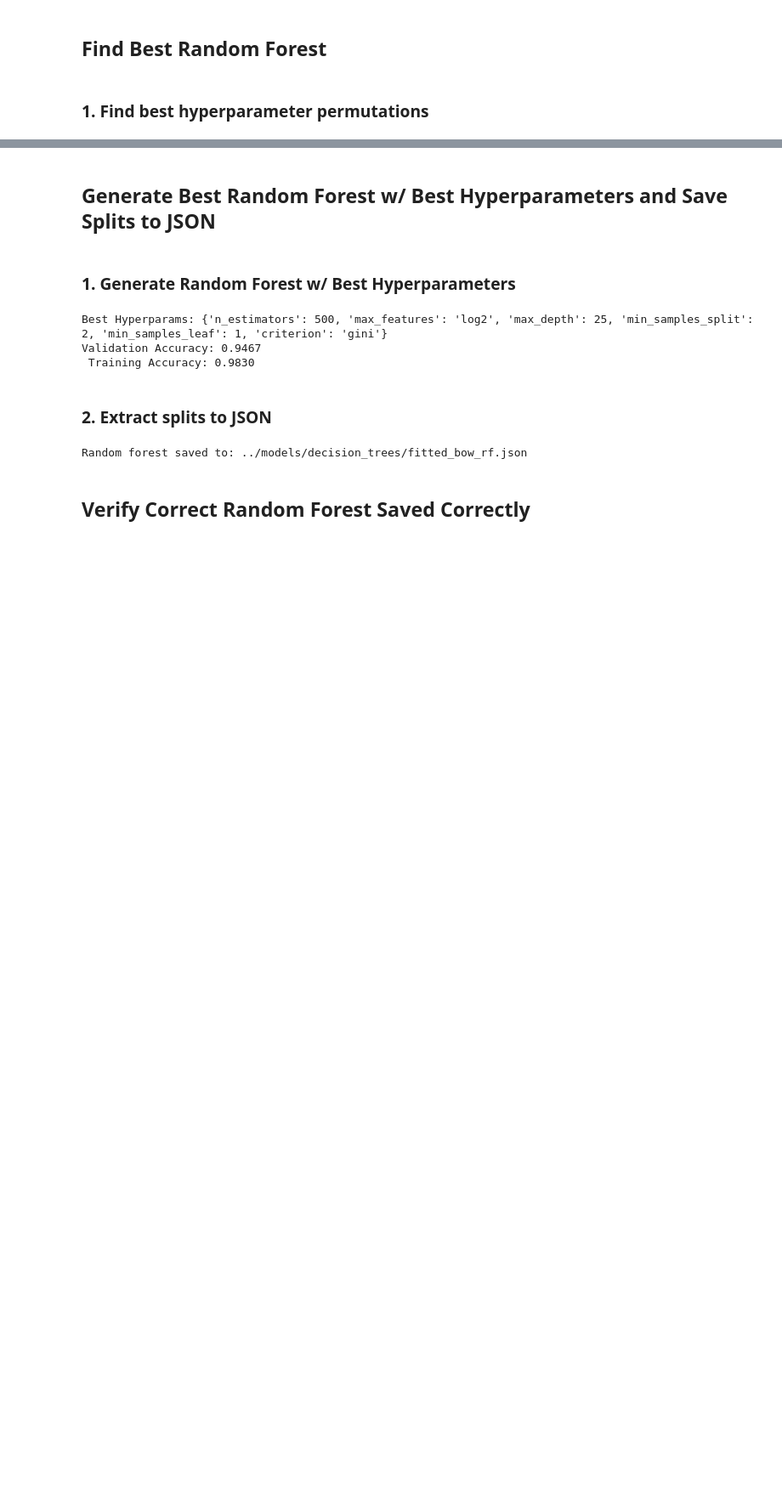
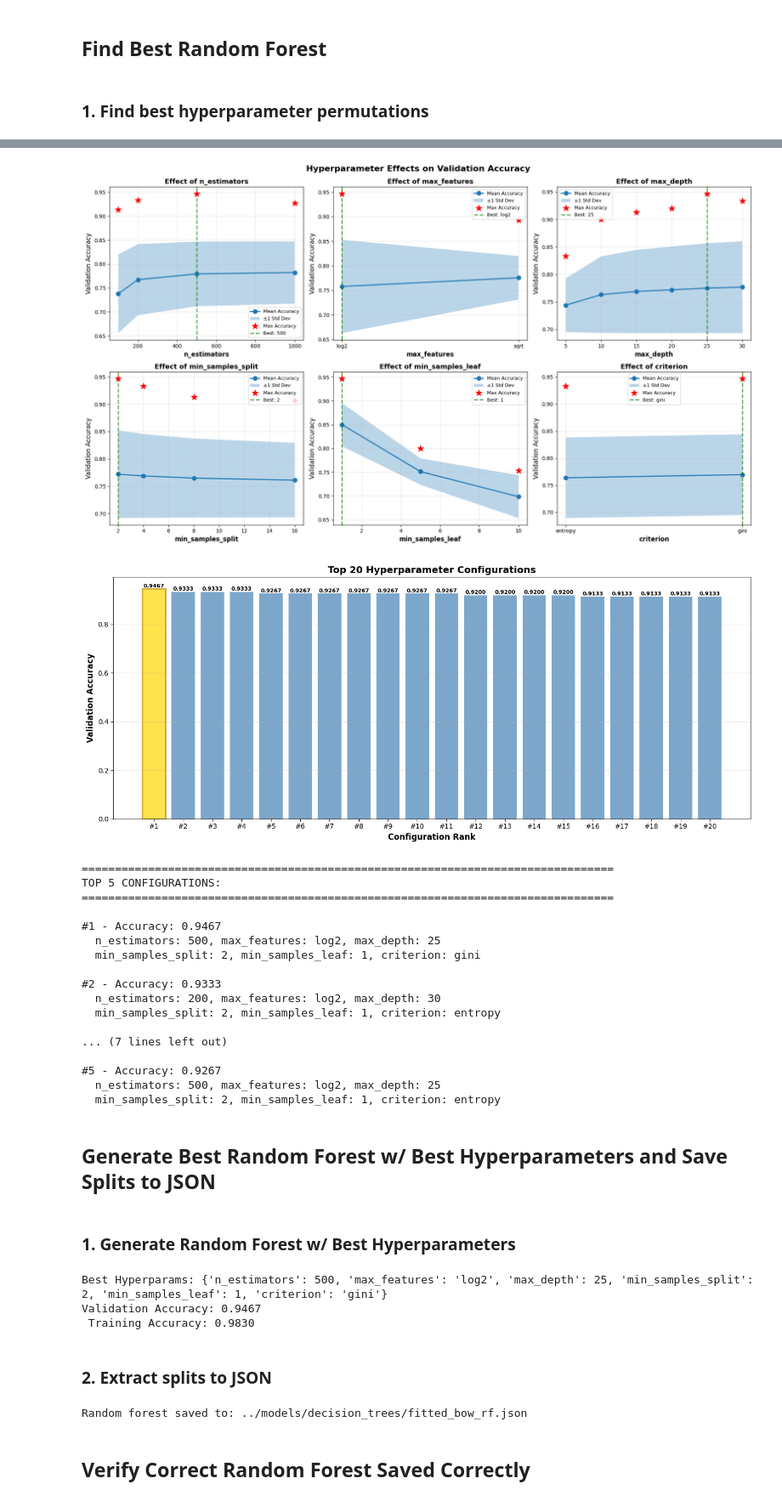
Before and after one commit to David1425/CSC311_project, a Jupyter notebook: src/random_forest.ipynb, the cells around one changed output, grey strips where cells are left out. Shown at 85% size. Cells and saved outputs as stored; diff of their text form; code cells hidden in the pictures; blank space fills up the shorter version.

```diff
--- a/src/random_forest.ipynb
+++ b/src/random_forest.ipynb
@@ -50,7 +50,8 @@ def plot_hyperparameter_effects(df, hyperparams, best_params):
     """Create plots showing how each hyperparameter affects validation accuracy"""
 
     # Determine number of hyperparameters to plot
-    param_names = list(hyperparams.keys())
+    # Only include parameters that are actually in the DataFrame
+    param_names = [p for p in hyperparams.keys() if p in df.columns]
     n_params = len(param_names)
 
     # Create subplots
@@ -74,7 +75,7 @@ def plot_hyperparameter_effects(df, hyperparams, best_params):
                   label='Max Accuracy', zorder=5)
 
         # Highlight best parameter value
-        if best_params[param] in x_values:
+        if param in best_params and best_params[param] in x_values:
             best_val = best_params[param]
             best_acc = grouped.loc[best_val, 'mean']
             ax.axvline(best_val, color='green', linestyle='--', alpha=0.7,
@@ -199,7 +200,7 @@ def search_hyperparameters(X_train, y_train, X_val, y_val, hyperparams, random_s
 
     # Create visualizations
     df = pd.DataFrame(results)
-    plot_hyperparameter_effects(df, hyperparams, best_params)
+    # plot_hyperparameter_effects(df, hyperparams, best_params)
 
     return best_params, df
 # %% [markdown]
@@ -207,7 +208,7 @@ def search_hyperparameters(X_train, y_train, X_val, y_val, hyperparams, random_s
 # %% [markdown]
 ### 1. Find best hyperparameter permutations
 # %%
-best_hyperparams = search_hyperparameters(X_train, y_train, X_val, y_val)
+best_hyperparams, df = search_hyperparameters(X_train, y_train, X_val, y_val, hyperparams, random_seed)
 print("Best Hyperparameters:")
 for param, value in best_hyperparams.items():
     print(f"{param}: {value}")
@@ -238,5 +239,27 @@ Params: max_depth=5, min_samples_split=4, criterion=entropy, min_samples_leaf=10
          => Validation Accuracy: 0.7267
 ... (88 outputs left out)
+# %%
+plot_hyperparameter_effects(df, hyperparams, best_hyperparams)
+# %% [output]
+[figure, added]
+[figure, added]
+================================================================================
+TOP 5 CONFIGURATIONS:
+================================================================================
+
+#1 - Accuracy: 0.9467
+  n_estimators: 500, max_features: log2, max_depth: 25
+  min_samples_split: 2, min_samples_leaf: 1, criterion: gini
+
+#2 - Accuracy: 0.9333
+  n_estimators: 200, max_features: log2, max_depth: 30
+  min_samples_split: 2, min_samples_leaf: 1, criterion: entropy
+
+... (7 lines left out)
+
+#5 - Accuracy: 0.9267
+  n_estimators: 500, max_features: log2, max_depth: 25
+  min_samples_split: 2, min_samples_leaf: 1, criterion: entropy
 # %% [markdown]
 ## Generate Best Random Forest w/ Best Hyperparameters and Save Splits to JSON
 # %% [markdown]
```
Also changed, not shown: parts of 2 cells of this notebook.
